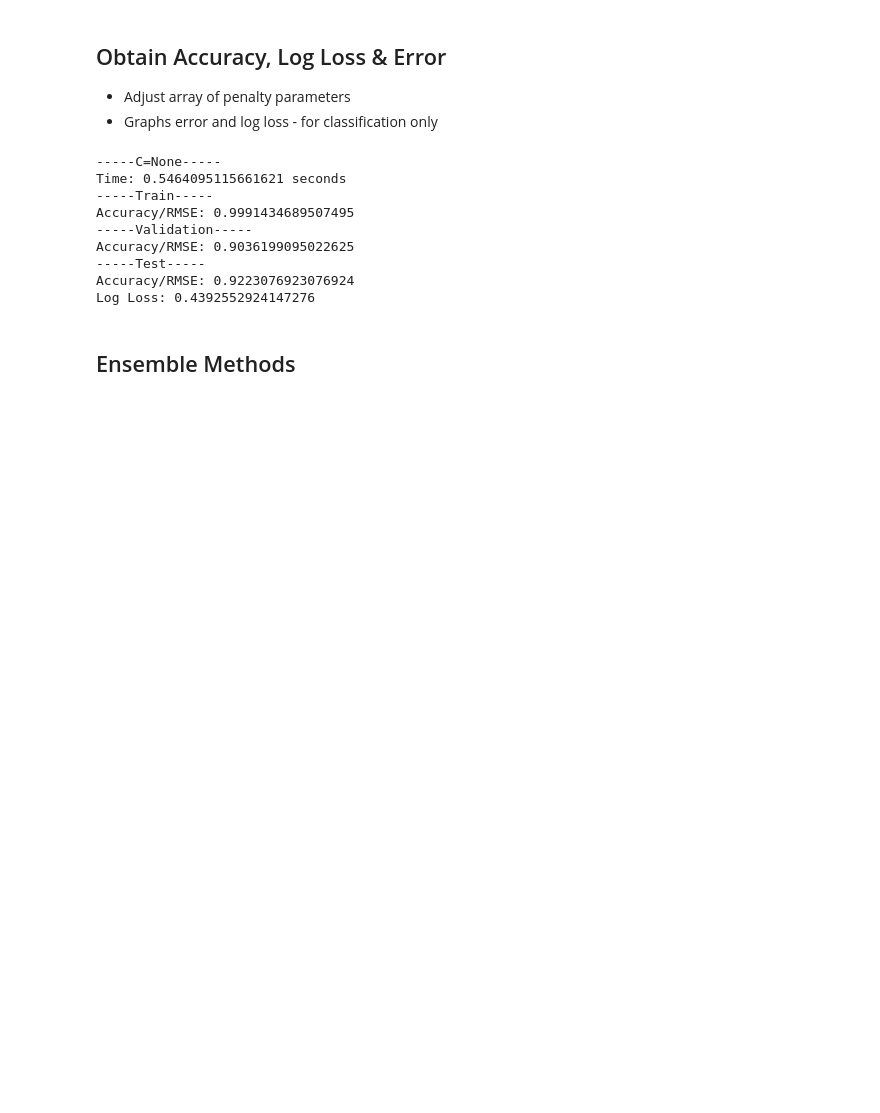
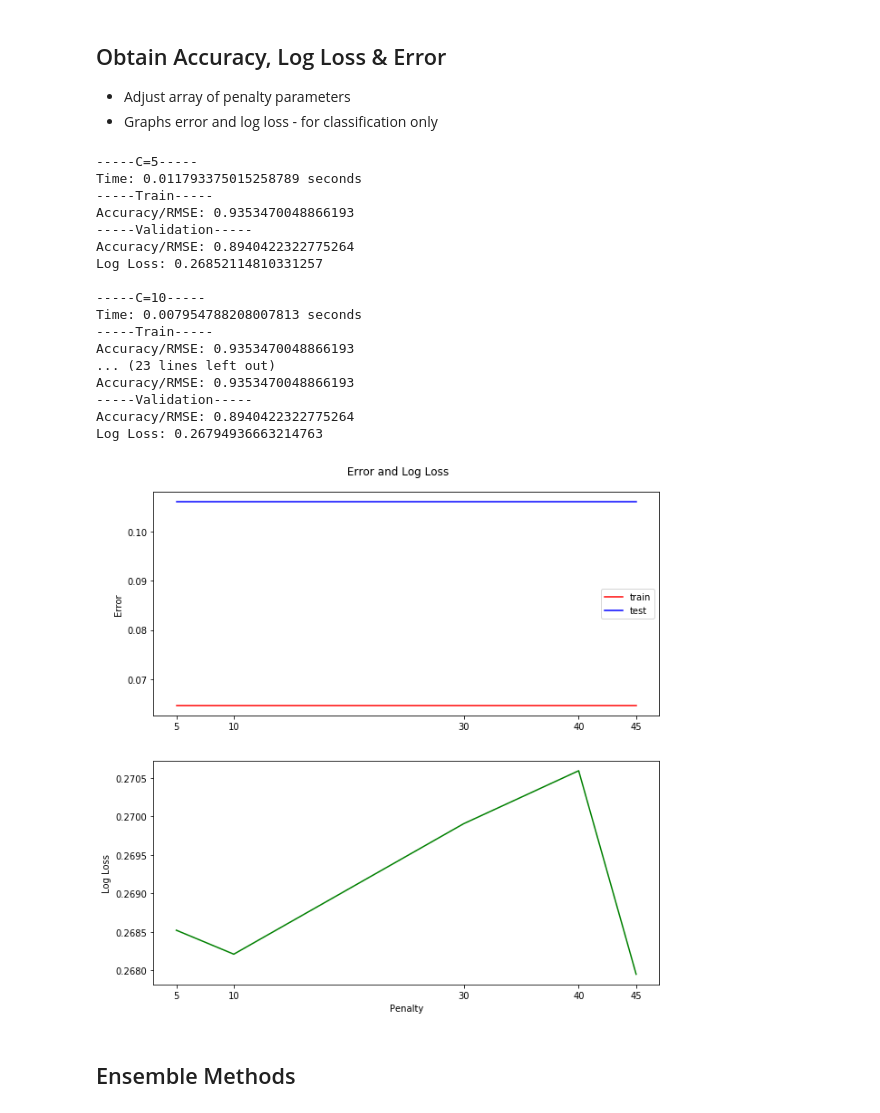
Before and after one commit to matraj/me522, a Jupyter notebook: Project Paper Code.ipynb, the cells around one changed output. Saved outputs shown, nothing was run; the diff lists cells and outputs as text; code cells hidden in the pictures; blank space fills up the shorter version.

Commit message:
Commented out test section for now

```diff
--- a/Project Paper Code.ipynb
+++ b/Project Paper Code.ipynb
@@ -41,13 +42,13 @@ ENABLE_POR_DATA = True     # set Portugese course dataset
 ENABLE_MAT_DATA = False    # set Math course dataset
 
 # 2. set supervised approach for G3
-ENABLE_BINARY_TARGET = False       # sets G3 to binary
-ENABLE_5LEVEL_TARGET = True        # set G3 to five-level scale
+ENABLE_BINARY_TARGET = True       # sets G3 to binary
+ENABLE_5LEVEL_TARGET = False        # set G3 to five-level scale
 ENABLE_REGRESSION_TARGET = False   # set G3 to current state for regression
 
 # 3. set dimensionaltiy reduction method - set both to false for none
 ENABLE_PCN = False
-ENABLE_LDA = False
+ENABLE_LDA = True
 
 # 4. set validation type
 ENABLE_KFOLD = True
@@ -218,7 +219,7 @@ def kFoldValidation(n_comp, penalty, n_splits=10):
         train_accuracy = calcMetric(Y_train, predicted)
 
         # log loss calculation - for classification only
-        if(not ENABLE_REGRESSION_TARGET): log_loss_results.append(log_loss(Y_test, clf.predict_proba(X_test)))
+        if(not ENABLE_REGRESSION_TARGET): log_loss_results.append(log_loss(Y_val, clf.predict_proba(X_val)))
 
         test_results.append(test_accuracy)
         val_results.append(val_accuracy)
@@ -263,7 +264,7 @@ def looValidation(n_comp, penalty):
         train_accuracy = calcMetric(Y_train, predicted)
 
         # save probability for log loss calculation
-        if(not ENABLE_REGRESSION_TARGET): Y_test_prob.append(clf.predict_proba(X_test)[0])
+        if(not ENABLE_REGRESSION_TARGET): Y_test_prob.append(clf.predict_proba(X_val)[0])
 
         test_results.append(test_accuracy)
         val_results.append(val_accuracy)
@@ -307,12 +309,12 @@ def buildClf(train_data, train_target, penalty):
 * Graphs error and log loss - for classification only
 # %%
 # input reduced dimension - this can be ignored if none selected
-n_comp = 45
+n_comp = 1
 
 # input penalty iterations - can tune other params in classifer selection method above
 # hyperparams = [None]
-hyperparams = [1, 10, 100, 1000, 10000]
-# hyperparams = [0.0001, 0.001, 0.01, 1, 10]
+hyperparams = [5, 10, 30, 40, 45]#[1, 10, 100, 1000, 10000]
+# hyperparams = [2**(-9), 2**(-7), 2**(-5), 2**(-3), 2**(-1)]
 
 # results array format: [[train], [validation], [test], [log loss]]
 results = [[],[],[],[]]
@@ -320,7 +322,7 @@ results = [[],[],[],[]]
 # calculate train error, test error, log loss & time for specific param
 for penalty in hyperparams:
 
-    if (ENABLE_KFOLD): train_res, val_res, test_res, log_loss_val, time_val = kFoldValidation(n_comp, penalty, 10)
+    if (ENABLE_KFOLD): train_res, val_res, test_res, log_loss_val, time_val = kFoldValidation(penalty, n_comp, 10)
     elif (ENABLE_LOO): train_res, val_res, test_res, log_loss_val, time_val = looValidation(n_comp, penalty)
 
     # save error and log loss for each penalty for graph
@@ -332,41 +334,50 @@ for penalty in hyperparams:
     print ("-----C={}-----".format(penalty))
     print ("Time: {} seconds".format(time_val))
     print ("-----Train-----")
     print ("Accuracy/RMSE: {}".format(train_res))
     print ("-----Validation-----")
     print ("Accuracy/RMSE: {}".format(val_res))
-    print ("-----Test-----")
-    print ("Accuracy/RMSE: {}".format(test_res))
+#     print ("-----Test-----")
+#     print ("Accuracy/RMSE: {}".format(test_res))
     print ("Log Loss: {}\n".format(log_loss_val))
 
 # create error and log loss graph for penalty iterations - classification only
 if(not ENABLE_REGRESSION_TARGET and len(hyperparams) > 1):
     f, axarr = plt.subplots(2, sharex=False)
     f.suptitle('Error and Log Loss', y = 0.92)
     f.set_size_inches(10, 10)
 
     # subplot 1: error plot
     axarr[0].set_ylabel('Error')
     axarr[0].plot(hyperparams, results[0], color='r', label='train')
     axarr[0].plot(hyperparams, results[1], color='b', label='test')
     axarr[0].set_xticks(hyperparams)
     axarr[0].legend()
 
     # subplot 2: log loss plot
     axarr[1].set_ylabel('Log Loss')
     axarr[1].plot(hyperparams, results[3], color='g', label='log loss')
     axarr[1].set_xticks(hyperparams)
     axarr[1].set_xlabel('Penalty')
     plt.show()
 # %% [output]
------C=None-----
-Time: 0.5464095115661621 seconds
+-----C=5-----
+Time: 0.011793375015258789 seconds
 -----Train-----
-Accuracy/RMSE: 0.9991434689507495
+Accuracy/RMSE: 0.9353470048866193
 -----Validation-----
-Accuracy/RMSE: 0.9036199095022625
------Test-----
-Accuracy/RMSE: 0.9223076923076924
-Log Loss: 0.4392552924147276
+Accuracy/RMSE: 0.8940422322775264
+Log Loss: 0.26852114810331257
+
+-----C=10-----
+Time: 0.007954788208007813 seconds
+-----Train-----
+Accuracy/RMSE: 0.9353470048866193
+... (23 lines left out)
+Accuracy/RMSE: 0.9353470048866193
+-----Validation-----
+Accuracy/RMSE: 0.8940422322775264
+Log Loss: 0.26794936663214763
+[figure, added]
 # %% [markdown]
 ## Ensemble Methods
```
Also changed, not shown: parts of 2 cells of this notebook.
